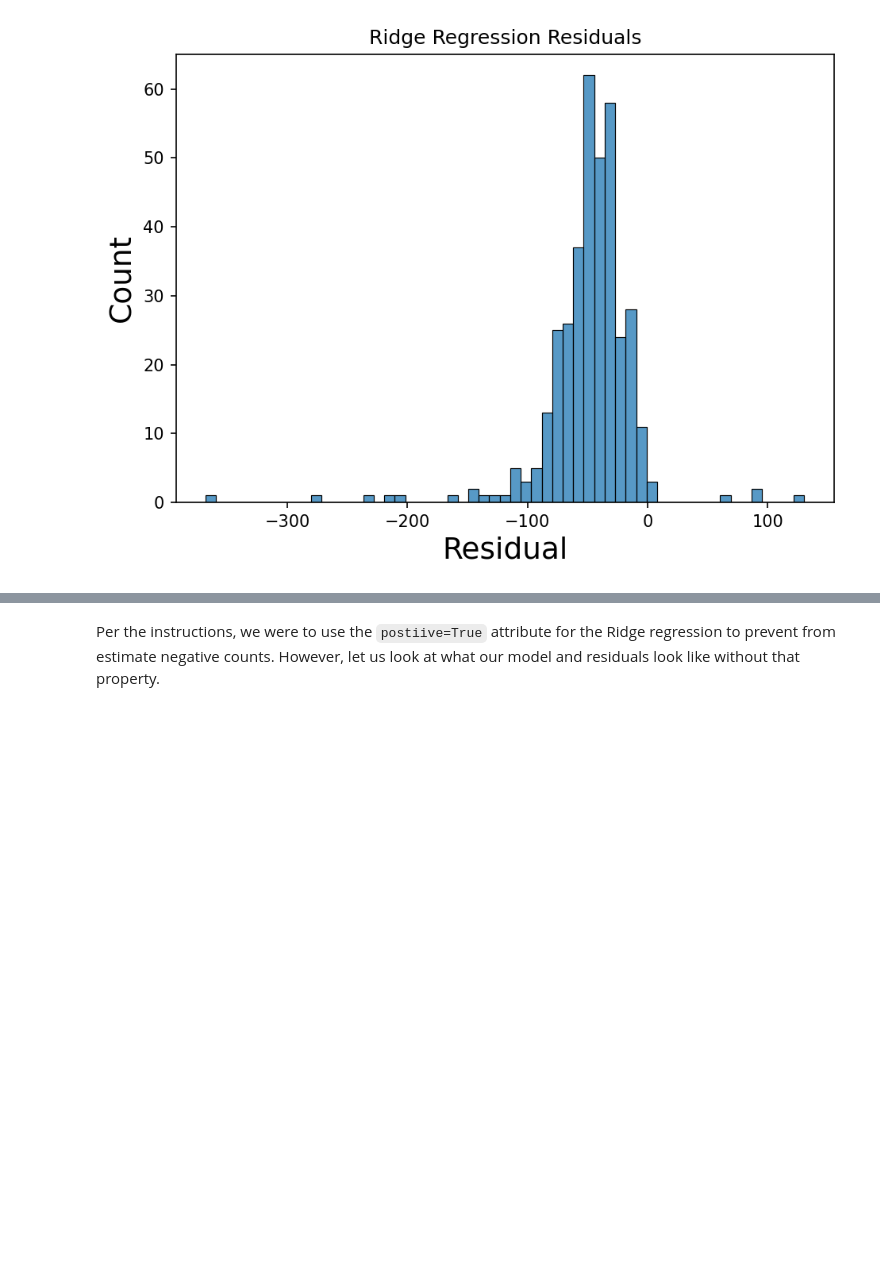
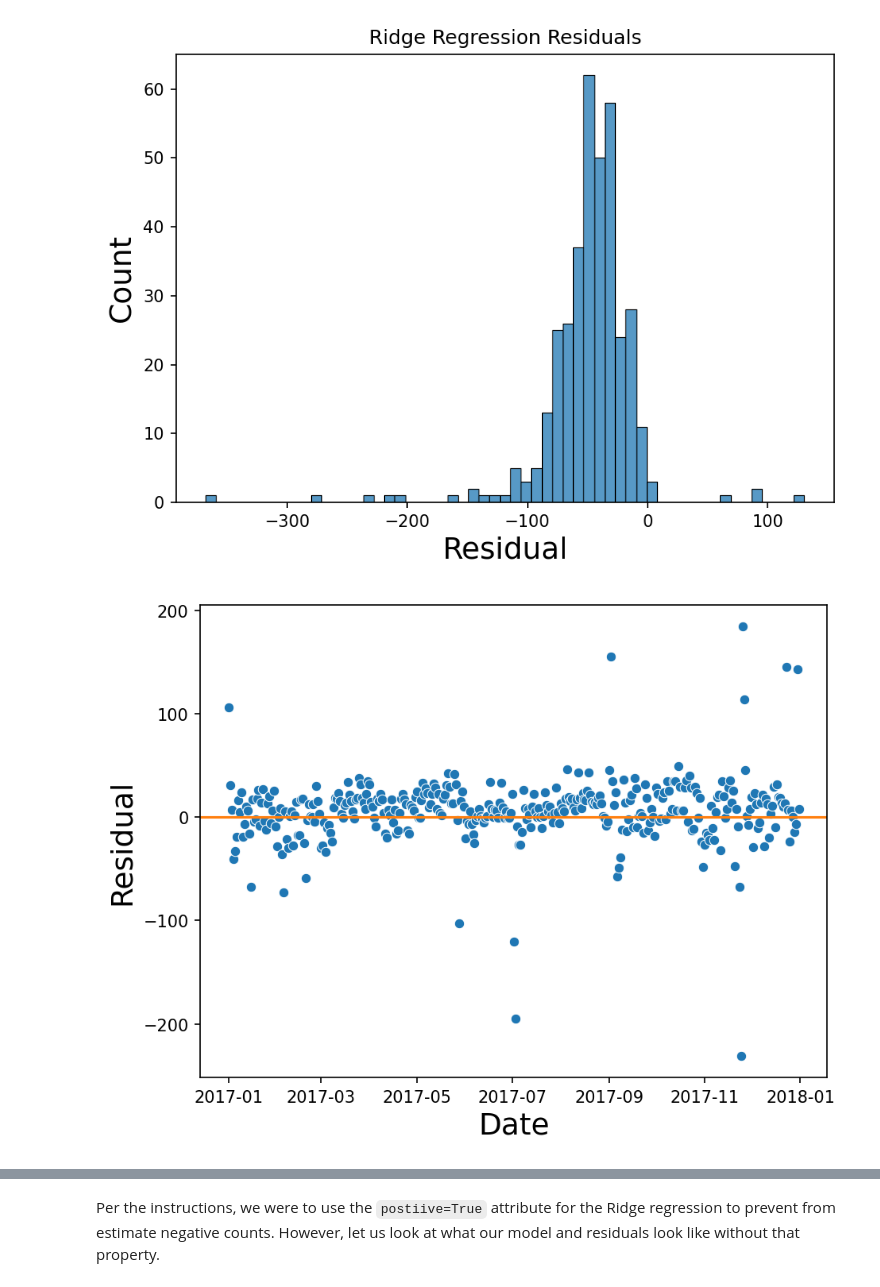
Before and after one commit to jmfb/CS5610, a Jupyter notebook: m5p5/M5 Project 5.2 - Trends.ipynb, the cells around one changed output, grey strips where cells are left out. Drawn from its saved outputs; the diff is of its cells as text; code cells hidden in the pictures; blank space fills up the shorter version.

Commit message:
Adding scatter plot for residuals.

```diff
--- a/m5p5/M5 Project 5.2 - Trends.ipynb
+++ b/m5p5/M5 Project 5.2 - Trends.ipynb
@@ -145,4 +145,10 @@ plot = sns.histplot(residuals)
 plot.set(title='Ridge Regression Residuals', xlabel='Residual');
 # %% [output]
 [figure]
+# %%
+plot = sns.scatterplot(x=test_df.date, y=residuals)
+plt.pyplot.axhline(y=0, color="tab:orange")
+plot.set(xlabel="Date", ylabel="Residual");
+# %% [output]
+[figure, added]
 # %% [markdown]
```
Also changed, not shown: parts of 1 cell of this notebook.
